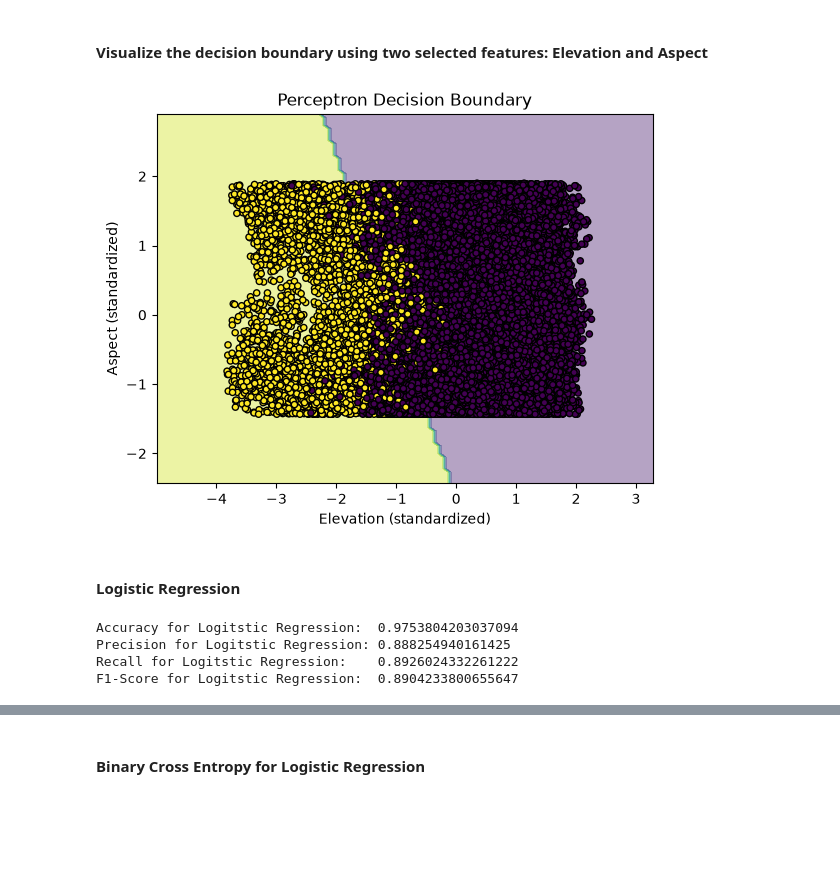
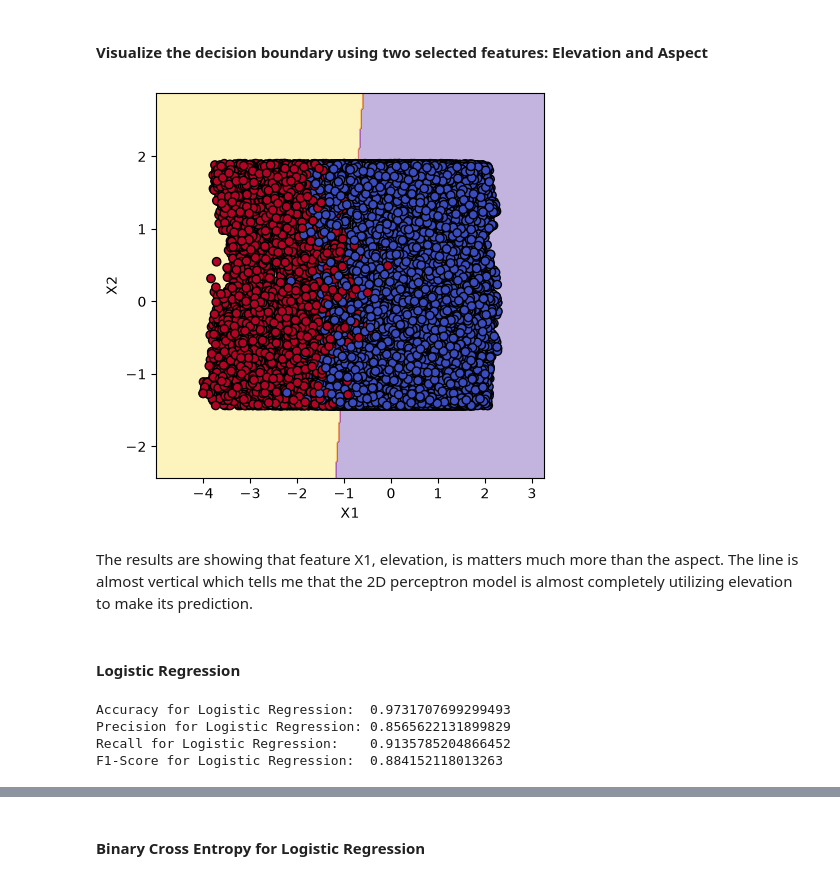
Before and after one commit to aanjum01/Deep-Learning-for-DS, a Jupyter notebook: Homework/Homework 1/Solution.ipynb, the cells around one changed output, grey strips where cells are left out. Saved outputs shown, nothing was run; the diff lists cells and outputs as text; code cells hidden in the pictures; blank space fills up the shorter version.

Commit message:
Fixed homework 1
Needed to create my own implementations of Perceptrons and Logistic Regression.

```diff
--- a/Homework/Homework 1/Solution.ipynb
+++ b/Homework/Homework 1/Solution.ipynb
@@ -42,19 +32,18 @@ Index(['Elevation', 'Aspect', 'Slope', 'Horizontal_Distance_To_Hydrology',
 X = covtype.data
 y = covtype.target
 
-mask = y.isin([2,3])
+mask = np.isin(y, [2, 3])
 
 # Filter
 X = X[mask]
 y = y[mask]
 
 # Convert to Binary Classifier where type 3 is 1 and type 2 is 0
-y = y.map({
-    2: 0,
-3: 1
-})
+y = np.where(y == 3, 1, 0)
 
 print(X.shape)
-print(y.value_counts())
+
+values, counts = np.unique(y, return_counts=True)
+print(dict(zip(values, counts)))
 # %% [output]
 (319055, 54)
@@ -88,12 +134,14 @@ Testing features shape: (63811, 54)
 # %%
-from sklearn.linear_model import Perceptron
 from sklearn.metrics import accuracy_score, precision_score, recall_score, f1_score
 
 # Initialize the classifier
-perceptron_classifier = Perceptron(random_state=45)
+perceptron_classifier = Perceptron(lr=0.01, epochs=10)
 
 # Fit the classifier on our training data
 perceptron_classifier.fit(X_train_scaled, y_train)
+
+# Check the parameters
+perceptron_classifier.return_parameters()
 
 # Make predictions on the standardized features
 y_pred_preceptron = perceptron_classifier.predict(X_test_scaled)
@@ -124,44 +207,26 @@ F1-Score:  0.842772439173993
 # %%
 import matplotlib.pyplot as plt
-import numpy as np
-from sklearn.inspection import DecisionBoundaryDisplay
 
 features = ["Elevation", "Aspect"]
 
 # Step 1
-X_train_2_features = X_train[features]
-X_test_2_features = X_test[features]
+X_train_2_features = X_train[:, [0, 1]]
+X_test_2_features = X_test[:, [0, 1]]
 
 # Step 2
 scaler_features = StandardScaler()
 X_train_2_features_scaled = scaler_features.fit_transform(X_train_2_features)
 X_test_2_features_scaled= scaler_features.transform(X_test_2_features)
 
-# Step 3 Train 2 feature Perceptron
-perceptron_2d = Perceptron(random_state=45)
+# Step 3 initialize 2 feature Perceptron and train it
+perceptron_2d = Perceptron(lr=0.01, epochs=10)
 perceptron_2d.fit(X_train_2_features_scaled, y_train)
 
-DecisionBoundaryDisplay.from_estimator(
-    perceptron_2d,
-    X_train_2_features_scaled,
-    response_method="predict",
-    alpha=0.4
-)
-
-plt.scatter(
-    X_test_2_features_scaled[:, 0],
-    X_test_2_features_scaled[:, 1],
-    c=y_test,
-    edgecolor="k",
-    s=20
-)
-
-plt.xlabel("Elevation (standardized)")
-plt.ylabel("Aspect (standardized)")
-plt.title("Perceptron Decision Boundary")
-
-plt.show()
+# Plot
+plot_decision_boundary(perceptron_2d,X_train_2_features_scaled, y_train)
 # %% [output]
-[figure, old version]
+[figure, new version]
+# %% [markdown]
+The results are showing that feature X1, elevation, is matters much more than the aspect. The line is almost vertical which tells me that the 2D perceptron model is almost completely utilizing elevation to make its prediction.
 # %% [markdown]
 #### Logistic Regression
@@ -168,8 +276,6 @@ plt.show()
 # %%
-from sklearn.linear_model import LogisticRegression
-
 # Initialize the Logitstic Regression classifier
-LR_classifier = LogisticRegression(random_state=45)
+LR_classifier = LogisticRegression(lr=0.01, epochs=10)
 
 # Fit the classifier on our training data
 LR_classifier.fit(X_train_scaled, y_train)
@@ -194,8 +300,8 @@ print(f"Precision for Logistic Regression: {precision}")
 print(f"Recall for Logistic Regression:    {recall}")
 print(f"F1-Score for Logistic Regression:  {f1}")
 # %% [output]
-Accuracy for Logitstic Regression:  0.9753804203037094
-Precision for Logitstic Regression: 0.888254940161425
-Recall for Logitstic Regression:    0.8926024332261222
-F1-Score for Logitstic Regression:  0.8904233800655647
+Accuracy for Logistic Regression:  0.9731707699299493
+Precision for Logistic Regression: 0.8565622131899829
+Recall for Logistic Regression:    0.9135785204866452
+F1-Score for Logistic Regression:  0.884152118013263
 # %%
```
Also changed, not shown: parts of 17 cells of this notebook, 2 other files.
